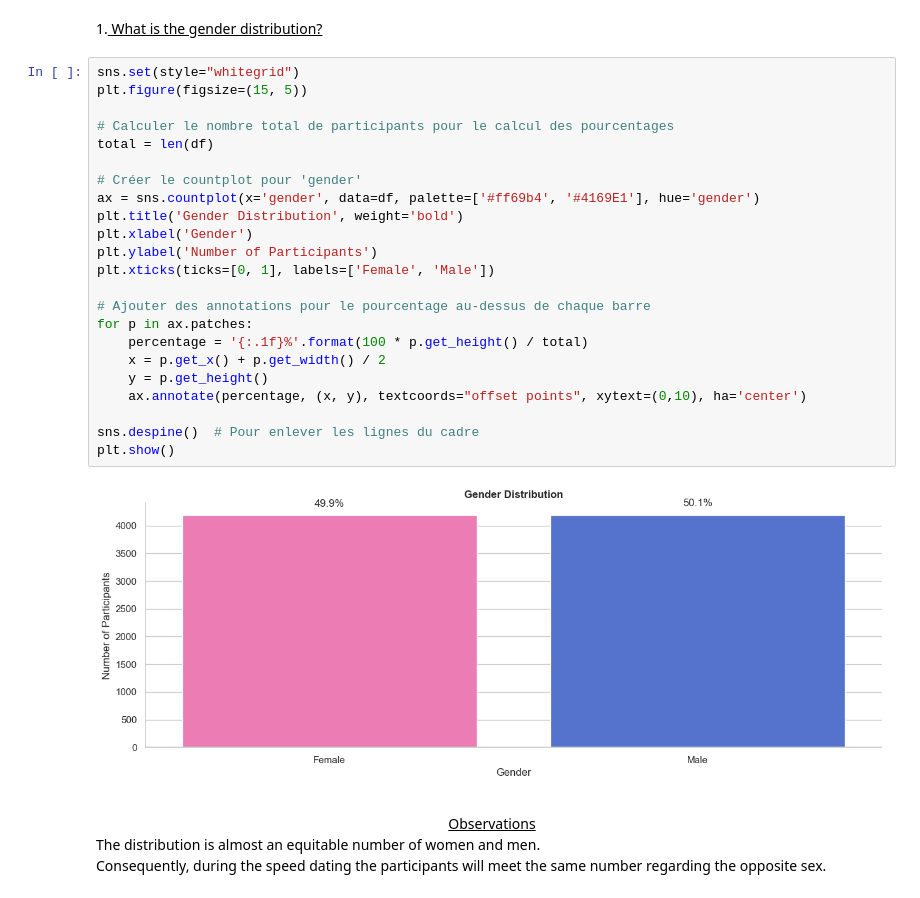
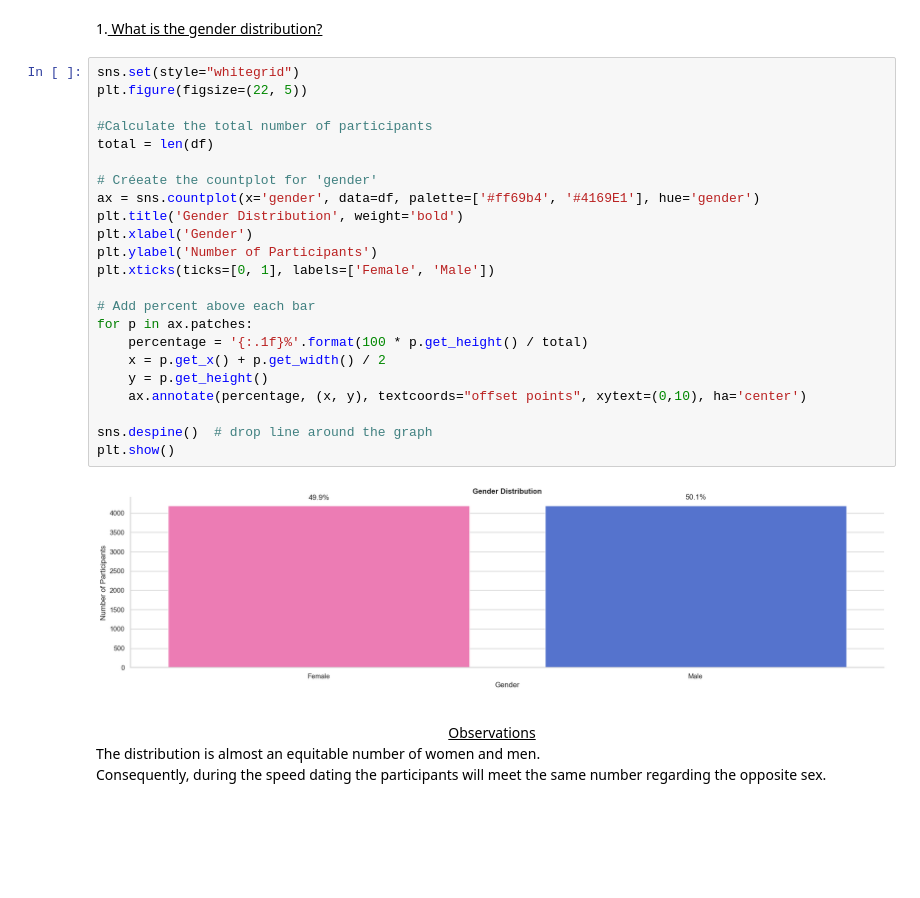
Before and after one commit to NadiaPreuvot/Block.2.EDA-Speed.Dating-Tinder_Project, a Jupyter notebook: speed_dating_project/speed_dating_notebook.ipynb, the cells around one changed output. Saved outputs shown, nothing was run; the diff lists cells and outputs as text; blank space fills up the shorter version.

```diff
--- a/speed_dating_project/speed_dating_notebook.ipynb
+++ b/speed_dating_project/speed_dating_notebook.ipynb
@@ -193,29 +193,29 @@ print(df['race'].unique())
 1.<u> What is the gender distribution?
 # %%
 sns.set(style="whitegrid")
-plt.figure(figsize=(15, 5))
+plt.figure(figsize=(22, 5))
 
-# Calculer le nombre total de participants pour le calcul des pourcentages
+#Calculate the total number of participants
 total = len(df)
 
-# Créer le countplot pour 'gender'
+# Créeate the countplot for 'gender'
 ax = sns.countplot(x='gender', data=df, palette=['#ff69b4', '#4169E1'], hue='gender')
 plt.title('Gender Distribution', weight='bold')
 plt.xlabel('Gender')
 plt.ylabel('Number of Participants')
 plt.xticks(ticks=[0, 1], labels=['Female', 'Male'])
 
-# Ajouter des annotations pour le pourcentage au-dessus de chaque barre
+# Add percent above each bar
 for p in ax.patches:
     percentage = '{:.1f}%'.format(100 * p.get_height() / total)
     x = p.get_x() + p.get_width() / 2
     y = p.get_height()
     ax.annotate(percentage, (x, y), textcoords="offset points", xytext=(0,10), ha='center')
 
-sns.despine()  # Pour enlever les lignes du cadre
+sns.despine()  # drop line around the graph
 plt.show()
 # %% [output]
-[figure, old version]
+[figure, new version]
 # %% [markdown]
 </u><ins><center> <font color="bleu"><ins>Observations</font> </center>
 </br>
```
Also changed, not shown: parts of 53 cells of this notebook.
